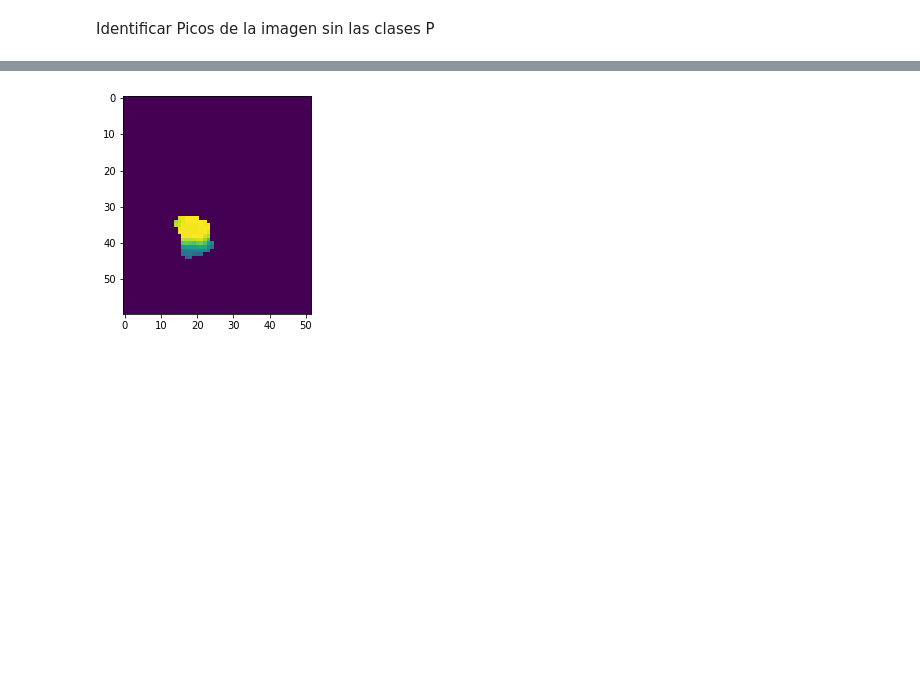
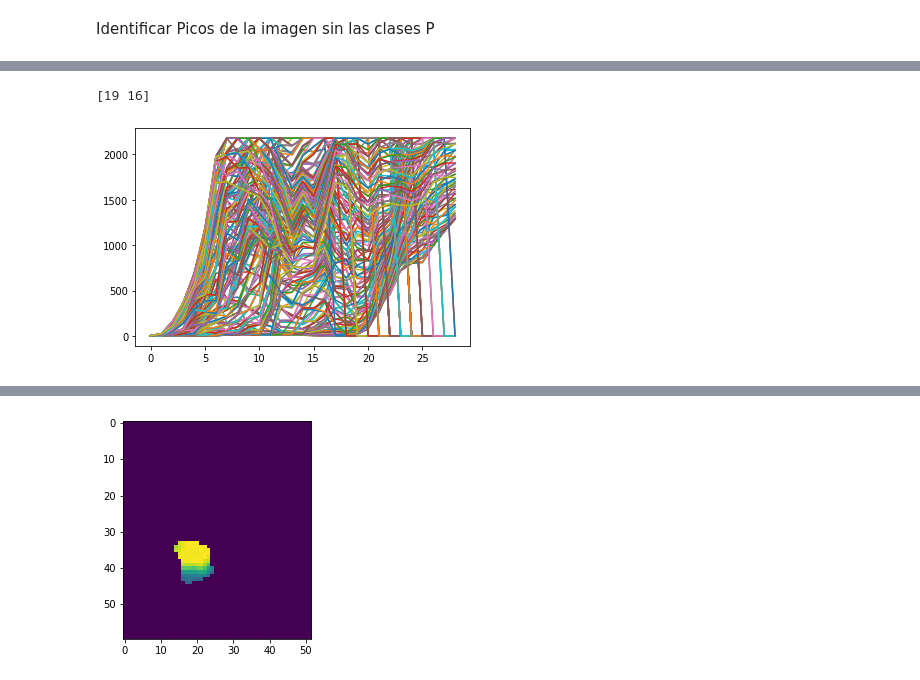
Before and after one commit to rdglpz/optimal_light_sensor_location, a Jupyter notebook: example/Ejemplo Reunion Iluminati.ipynb, the cells around one changed output, grey strips where cells are left out. Drawn from its saved outputs; the diff is of its cells as text; code cells hidden in the pictures; blank space fills up the shorter version.

```diff
--- a/example/Ejemplo Reunion Iluminati.ipynb
+++ b/example/Ejemplo Reunion Iluminati.ipynb
@@ -213,0 +247,16 @@ for i in range(1,im1.shape[0]):
+# %%
+def variogram(sc,h=30):
+    variogram = np.array([])
+    for h in range(1,30):
+
+
+        ix = (sc[:,0]>(h-1))*(sc[:,0]<=h)
+        n = np.sum(ix)
+        if n >0:
+            v = np.sum(sc[ix,1])
+            g = v/(2*n)
+            variogram = np.append(variogram,g)
+        else:
+            variogram = np.append(variogram,0)
+
+    return variogram
@@ -213,0 +267,60 @@ for i in range(1,im1.shape[0]):
+# %%
+atol = 30
+rs=30
+th = 0.0025
+setC = np.zeros(nonsat.shape)
+f = 1
+for c in coords[5:6]:
+    print(c)
+    dy = c[0]
+    dx = c[1]
+    setC[dy,dx]=1
+    for direction in range(0,359):
+        setA = np.zeros(nonsat.shape)
+        setB = np.zeros(nonsat.shape)
+
+
+        gm1 = direction-atol
+        gm2 = direction+atol
+        m1 = np.tan(np.radians(gm1))
+        m2 = np.tan(np.radians(gm2))
+        mc = np.tan(np.radians(gm2))
+
+        for y in range(test.shape[0]):
+            for x in range(test.shape[1]):
+
+                if gm1<90 or gm1>90*3:
+                    setA[y][x] = 1 if m1*(x-dx)+dy-y <0 else 0
+                else:
+                    setA[y][x] = 0 if m1*(x-dx)+dy-y <0 else 1
+
+                if gm2<90 or gm2>90*3:
+                    setB[y][x] = 0 if m2*(x-dx)+dy-y <0 else 1
+                else:
+                    setB[y][x] = 1 if m2*(x-dx)+dy-y < 0 else 0
+
+        mask = setA*setB
+        p = np.array([dy,dx])
+        sc = makeSpatialScatter(p,mask,nonsat)
+        accum = variogram(sc)
+
+        radio = np.sum(np.cumsum((accum/np.sum(accum)))<th)
+
+
+
+        plt.plot(variogram(sc))
+
+
+        y = np.int(np.round(radio*np.sin(np.radians(direction))))
+        x = np.int(np.round(radio*np.cos(np.radians(direction))))
+
+        py = nonsat.shape[0]-1 if dy+y>=nonsat.shape[0] else dy+y
+        px = nonsat.shape[1]-1 if dx+x>=nonsat.shape[1] else dx+x
+
+
+        setC[py,px]=f
+
+    f+=10
+# %% [output]
+[19 16]
+[figure, added]
```
Also changed, not shown: parts of 39 cells of this notebook, 3 other files.
